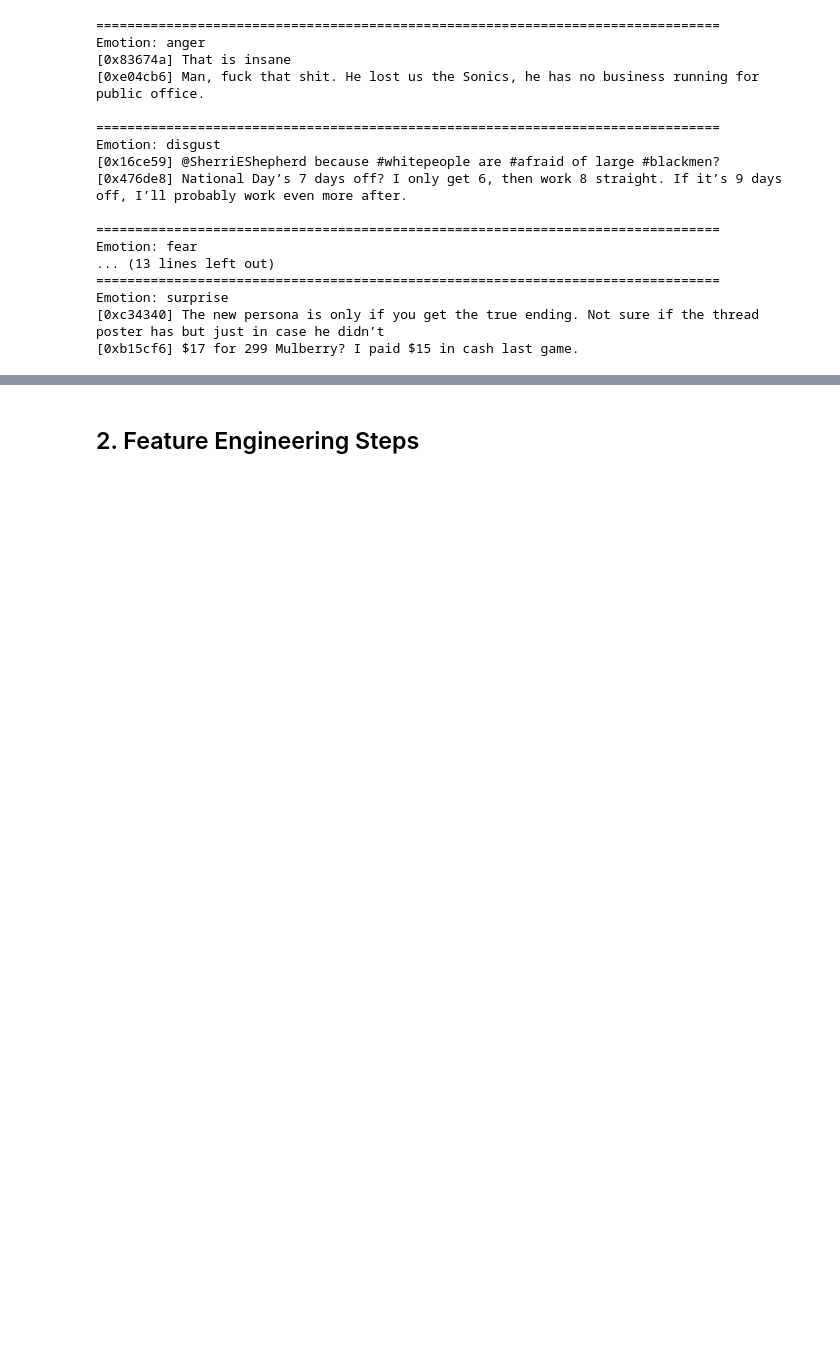
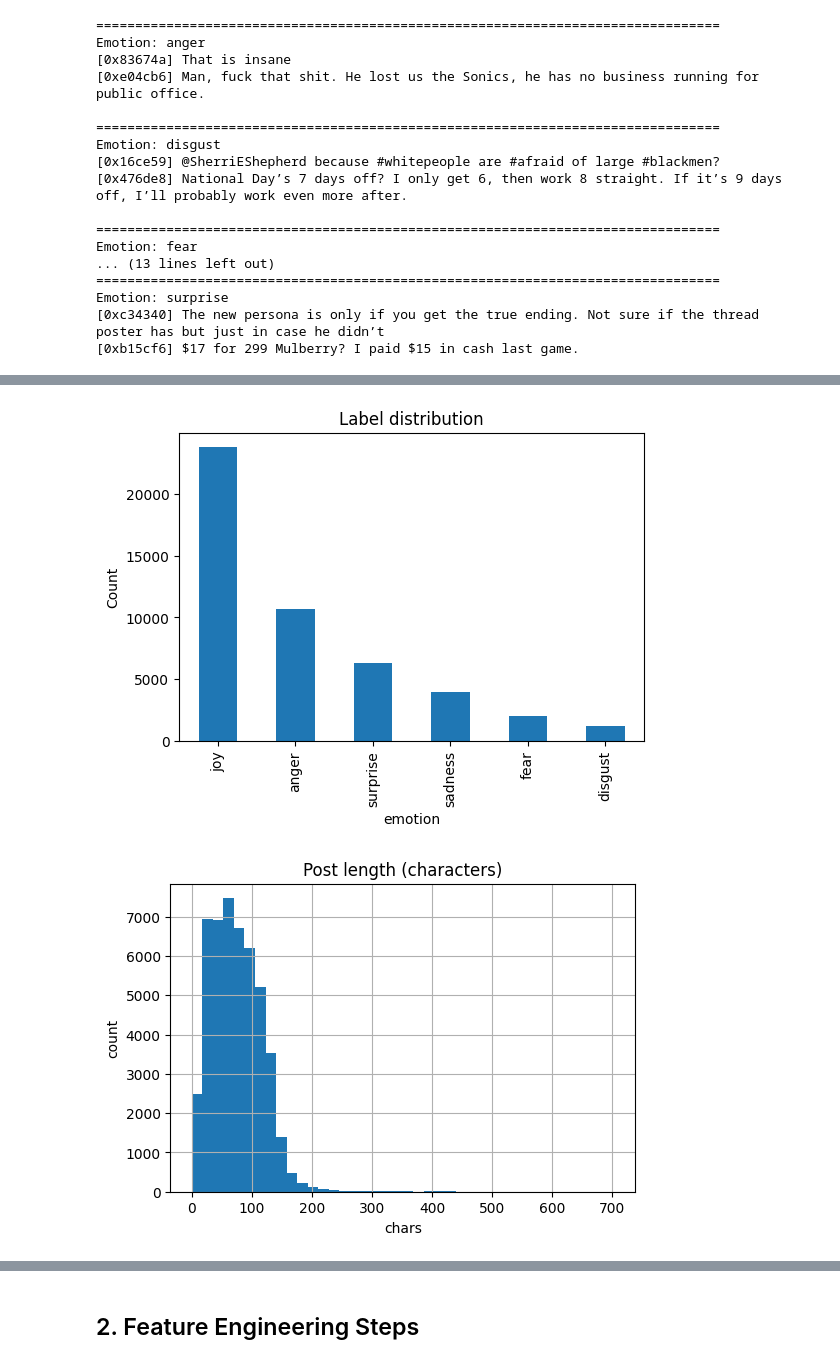
Before and after one commit to CedricCVT/DM2025-Lab2-Exercise, a Jupyter notebook: DM2025_Lab2_Homework.ipynb, the cells around one changed output, grey strips where cells are left out. Saved outputs shown, nothing was run; the diff lists cells and outputs as text; code cells hidden in the pictures; blank space fills up the shorter version.

```diff
--- a/DM2025_Lab2_Homework.ipynb
+++ b/DM2025_Lab2_Homework.ipynb
@@ -319,0 +369,28 @@ Emotion: surprise
+# %%
+# some more vizualizaitions to understand data distribution :
+
+# firstly we have to calculate the numeric features we want to see :
+
+for df_part in (train_df, test_df):
+    df_part["char_len"] = df_part["text_clean"].str.len()
+    df_part["word_len"] = df_part["text_clean"].str.split().str.len()
+    df_part["excl_count"] = df_part["text_clean"].str.count("!")
+
+train_df[["text_clean", "char_len", "word_len", "excl_count"]].head()
+
+
+plt.figure(figsize=(6,4))
+train_df["emotion"].value_counts().sort_values(ascending=False).plot(kind="bar")
+plt.title("Label distribution")
+plt.ylabel("Count")
+plt.show()
+
+plt.figure(figsize=(6,4))
+train_df["char_len"].hist(bins=40)
+plt.title("Post length (characters)")
+plt.xlabel("chars")
+plt.ylabel("count")
+plt.show()
+# %% [output]
+[figure, added]
+[figure, added]
```
Also changed, not shown: parts of 12 cells of this notebook.
